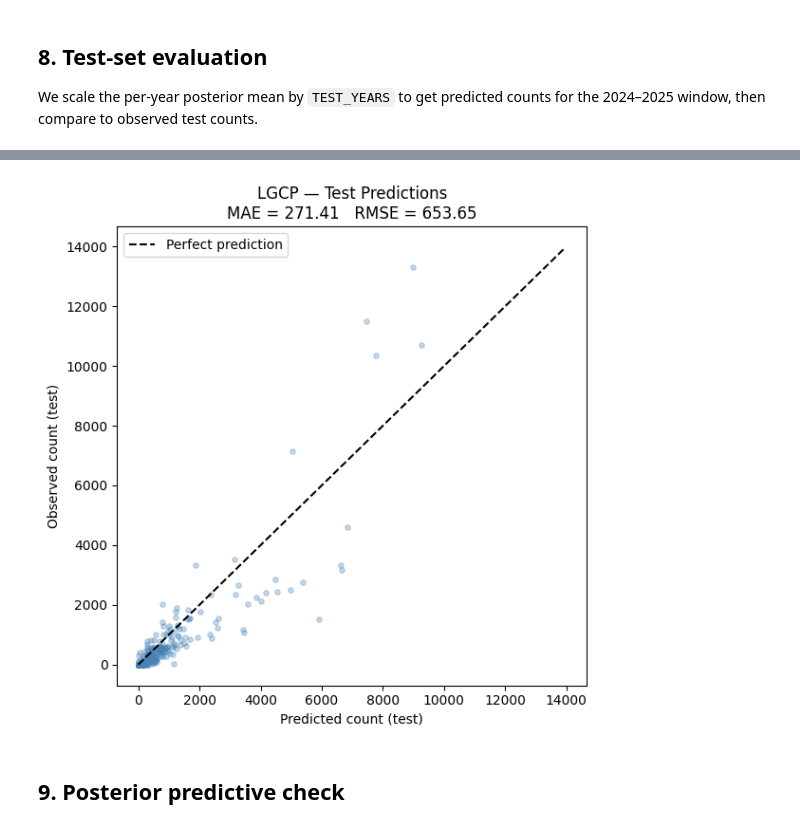
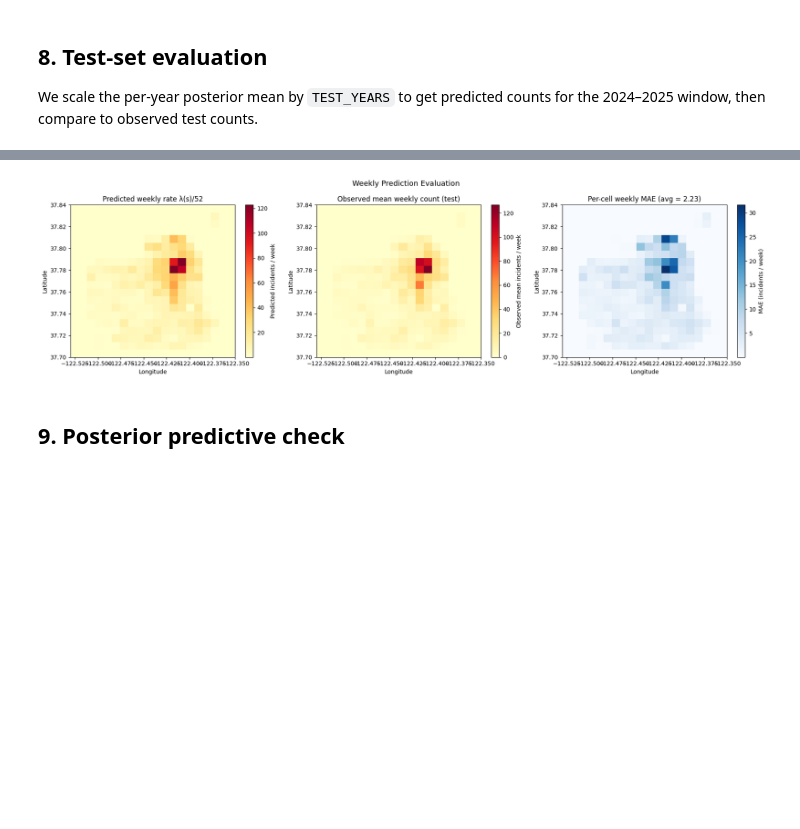
Before and after one commit to bodvarsdottirkristin/model-based, a Jupyter notebook: src/models/spatial_pp.ipynb, the cells around one changed output, grey strips where cells are left out. Cells and saved outputs as stored; diff of their text form; code cells hidden in the pictures; blank space fills up the shorter version.

```diff
--- a/src/models/spatial_pp.ipynb
+++ b/src/models/spatial_pp.ipynb
@@ -222,8 +282,15 @@ Done.
 # %%
-fig, ax = plt.subplots(figsize=(9, 3))
-ax.plot(losses, color="steelblue", lw=1)
-ax.set_xlabel("SVI step"); ax.set_ylabel("Negative ELBO")
-ax.set_title("Convergence")
+fig, axes = plt.subplots(1, 2, figsize=(14, 4))
+
+for ax, lss, title, col in [
+    (axes[0], losses_1, f"M1 — Homogeneous  (ELBO = {elbo_1:,.0f})", "tomato"),
+    (axes[1], losses_2, f"M2 — Hierarchical (ELBO = {elbo_2:,.0f})", "steelblue"),
+]:
+    ax.plot([-l for l in lss], color=col, lw=1)
+    ax.set_xlabel("SVI step"); ax.set_ylabel("ELBO")
+    ax.set_title(title)
+
+plt.suptitle("SVI Convergence", fontsize=13)
 plt.tight_layout()
 plt.show()
 # %% [output]
@@ -284,45 +418,61 @@ def metrics(y_true, y_pred):
     rmse = float(np.sqrt(np.mean((y_true - y_pred) ** 2)))
     return mae, rmse
 
-pred_te = lam_mean * TEST_YEARS
+# ── Weekly predictions ────────────────────────────────────────────────────────
+# λ_c is the annual rate per cell.  Scale to one-week expected count:
+pred_weekly_c  = lam_mean / 52                                     # [N_CELLS]
+pred_weekly_mat = np.tile(pred_weekly_c, (N_WEEKS_TE, 1))          # [n_weeks, N_CELLS]
+naive_weekly_c  = (counts_tr / TRAIN_YEARS) / 52
+naive_weekly_mat = np.tile(naive_weekly_c, (N_WEEKS_TE, 1))
 
-mae_model, rmse_model  = metrics(counts_te, pred_te)
-# Naive baselines for comparison
-mae_6yr,  rmse_6yr    = metrics(counts_te, counts_for_years([2018,2019,2020,2021,2022,2023]) / 6 * TEST_YEARS)
-mae_rec,  rmse_rec    = metrics(counts_te, counts_tr / TRAIN_YEARS * TEST_YEARS)
+mae_w,  rmse_w  = metrics(weekly_te_arr, pred_weekly_mat)
+mae_wn, rmse_wn = metrics(weekly_te_arr, naive_weekly_mat)
 
-oracle_floor = float(np.mean(0.8 * np.sqrt(pred_te + 1)))
+# ── 2-year total predictions (for reference) ──────────────────────────────────
+pred_te_total = lam_mean * TEST_YEARS
+mae_t,  rmse_t  = metrics(counts_te, pred_te_total)
+mae_tn, rmse_tn = metrics(counts_te, counts_tr / TRAIN_YEARS * TEST_YEARS)
 
-print(f"{'Approach':<40} {'MAE':>8}  {'RMSE':>8}")
-print("-" * 60)
-print(f"{'6-year average (2018-2023)':<40} {mae_6yr:8.1f}  {rmse_6yr:8.1f}")
-print(f"{'Recent {}-year baseline'.format(TRAIN_YEARS):<40} {mae_rec:8.1f}  {rmse_rec:8.1f}")
-print(f"{'Bayesian model (this work)':<40} {mae_model:8.1f}  {rmse_model:8.1f}")
-print(f"{'Poisson oracle floor':<40} {oracle_floor:8.1f}")
+oracle_w = float(np.mean(0.8 * np.sqrt(pred_weekly_c + 1e-3)))   # Poisson floor
+
+print(f"{'Metric':<42} {'MAE':>7}  {'RMSE':>7}")
+print("─" * 58)
+print(f"{'Weekly / cell — model  (primary)':<42} {mae_w:7.3f}  {rmse_w:7.3f}")
+print(f"{'Weekly / cell — naive baseline':<42} {mae_wn:7.3f}  {rmse_wn:7.3f}")
+print(f"{'Weekly / cell — Poisson oracle floor':<42} {oracle_w:7.3f}")
 print()
-print("The gap from ~12 (oracle) to ~150 is largely irreducible: it reflects")
-print("year-over-year changes in crime volume that a spatial-only model cannot")
-print("predict. The model's value is the probabilistic intensity surface, not")
-print("the point-prediction MAE.")
+print(f"{'2-yr total / cell — model':<42} {mae_t:7.1f}  {rmse_t:7.1f}")
+print(f"{'2-yr total / cell — naive baseline':<42} {mae_tn:7.1f}  {rmse_tn:7.1f}")
+print()
+print(f"Mean incidents per cell per week: {weekly_te_arr.mean():.2f}")
 
-fig, axes = plt.subplots(1, 2, figsize=(13, 5))
+# ── Plots ─────────────────────────────────────────────────────────────────────
+fig, axes = plt.subplots(1, 3, figsize=(18, 5))
+extent = [LON_MIN, LON_MAX, LAT_MIN, LAT_MAX]
+kw = dict(origin="lower", extent=extent, aspect="auto")
 
-ax = axes[0]
-ax.scatter(pred_te, counts_te, alpha=0.35, s=15, color="steelblue")
-lim = max(pred_te.max(), counts_te.max()) * 1.05
-ax.plot([0, lim], [0, lim], "k--", lw=1.5, label="Perfect prediction")
-ax.set_xlabel("Predicted count (test)"); ax.set_ylabel("Observed count (test)")
-ax.set_title(f"Test predictions\nModel MAE={mae_model:.1f}  Recent baseline MAE={mae_rec:.1f}")
-ax.legend()
+# Predicted weekly rate surface
+im0 = axes[0].imshow(pred_weekly_c.reshape(GRID_SIZE, GRID_SIZE),
+                     cmap="YlOrRd", **kw)
+plt.colorbar(im0, ax=axes[0], label="Predicted incidents / week")
+axes[0].set_title("Predicted weekly rate λ(s)/52")
 
-residuals = (counts_te - pred_te).reshape(GRID_SIZE, GRID_SIZE)
-vmax_r = np.abs(residuals).max()
-im = axes[1].imshow(residuals, origin="lower", cmap="RdBu_r",
-                    vmin=-vmax_r, vmax=vmax_r,
-                    extent=[LON_MIN, LON_MAX, LAT_MIN, LAT_MAX], aspect="auto")
-plt.colorbar(im, ax=axes[1], label="Observed − Predicted (test)")
-axes[1].set_xlabel("Longitude"); axes[1].set_ylabel("Latitude")
-axes[1].set_title("Test residual map")
+# Observed mean weekly count per cell
+obs_mean_weekly = weekly_te_arr.mean(0).reshape(GRID_SIZE, GRID_SIZE)
+im1 = axes[1].imshow(obs_mean_weekly, cmap="YlOrRd", **kw)
+plt.colorbar(im1, ax=axes[1], label="Observed mean incidents / week")
+axes[1].set_title("Observed mean weekly count (test)")
+
+# Per-cell weekly MAE
+cell_mae = np.mean(np.abs(weekly_te_arr - pred_weekly_mat), axis=0).reshape(GRID_SIZE, GRID_SIZE)
+im2 = axes[2].imshow(cell_mae, cmap="Blues", **kw)
+plt.colorbar(im2, ax=axes[2], label="MAE (incidents / week)")
+axes[2].set_title(f"Per-cell weekly MAE (avg = {mae_w:.2f})")
+
+for ax in axes:
+    ax.set_xlabel("Longitude"); ax.set_ylabel("Latitude")
+
+plt.suptitle("Weekly Prediction Evaluation", fontsize=13)
 plt.tight_layout()
 plt.show()
 # %% [output]
@@ -331,4 +489,4 @@ Baseline (uniform mean) — MAE: 690.63   RMSE: 1337.09
-[figure, old version]
+[figure, new version]
 # %% [markdown]
 ## 9. Posterior predictive check
 # %%
```
Also changed, not shown: parts of 11 cells of this notebook, 1 other file.
